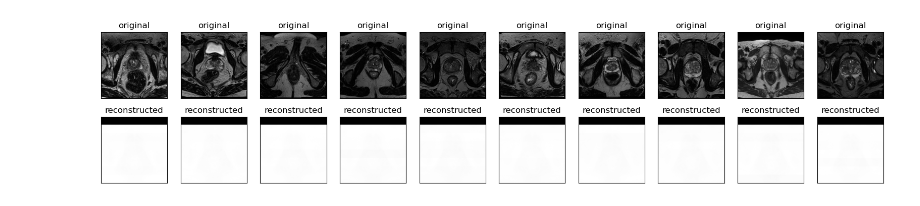
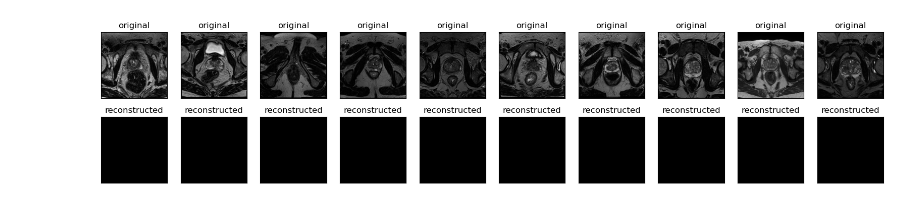
Before and after one commit to arjunkmoorthy1/24Spr_AMoorthy_healthai, a Jupyter notebook: code/deep_learning_model/autoencoder.ipynb, the cells around one changed output. Cells and saved outputs as stored; diff of their text form; code cells hidden in the pictures.

```diff
--- a/code/deep_learning_model/autoencoder.ipynb
+++ b/code/deep_learning_model/autoencoder.ipynb
@@ -64,6 +64,6 @@ def collect_images_and_labels(root_dir, img_size=256):
     return all_images, all_labels
 # %%
 # Example of how to use the collect_images_and_labels
-root_dir = '/Users/arjunmoorthy/Desktop/Research_Capstone/ImageData/final_train_data'
+root_dir = '/Users/arjunmoorthy/Desktop/Research_Capstone/ImageData/new_train_data'
 images, labels = collect_images_and_labels(root_dir)
 # %% [output]
@@ -84,6 +84,7 @@ Labels shape: (46730,)
 images_train, images_test, labels_train, labels_test = train_test_split(images, labels, test_size=0.2, random_state=42)
 images_train_tensor = tf.convert_to_tensor(images_train)
 images_test_tensor = tf.convert_to_tensor(images_test)
+images_train_tensor_1 = images_train_tensor[:10]
 # %%
 class Autoencoder(Model):
   def __init__(self, latent_dim, shape):
@@ -91,12 +92,22 @@ class Autoencoder(Model):
     self.latent_dim = latent_dim
     self.shape = shape
     self.encoder = tf.keras.Sequential([
+      layers.Input(shape=(256, 256, 1)),
+      layers.Conv2D(16, (3, 3), activation='relu', padding='same', strides=2),
+      layers.Conv2D(8, (3, 3), activation='relu', padding='same', strides=2),
       layers.Flatten(),
+      layers.Dense(10000, activation='relu'),
+      layers.Dense(5000, activation='relu'),
       layers.Dense(latent_dim, activation='relu'),
     ])
     self.decoder = tf.keras.Sequential([
-      layers.Dense(tf.math.reduce_prod(shape).numpy(), activation='sigmoid'),
-      layers.Reshape(shape)
+      layers.Dense(5000, activation='relu'),
+      layers.Dense(10000, activation='relu'),
+      layers.Dense(64*64*8, activation='relu'),
+      layers.Reshape((64,64,8)),
+      layers.Conv2DTranspose(8, kernel_size=3, strides=2, activation='relu', padding='same'),
+      layers.Conv2DTranspose(16, kernel_size=3, strides=2, activation='relu', padding='same'),
+      layers.Conv2D(1, kernel_size=(3, 3), activation='sigmoid', padding='same'),
     ])
 
   def call(self, x):
@@ -140,3 +138,3 @@ Epoch 10/10
 # %%
-encoded_imgs = autoencoder.encoder(images_test_tensor).numpy()
+encoded_imgs = autoencoder.encoder(images_train_tensor_1).numpy()
 decoded_imgs = autoencoder.decoder(encoded_imgs).numpy()
@@ -143,25 +143,21 @@ decoded_imgs = autoencoder.decoder(encoded_imgs).numpy()
 # %%
 import matplotlib.pyplot as plt
 
 n = 10
 plt.figure(figsize=(20, 4))
 for i in range(n):
-  # display original
-  ax = plt.subplot(2, n, i + 1)
-  plt.imshow(images_test_tensor[i])
-  plt.title("original")
-  plt.gray()
-  ax.get_xaxis().set_visible(False)
-  ax.get_yaxis().set_visible(False)
+    # display original
+    ax = plt.subplot(2, n, i + 1)
+    plt.imshow(images_test_tensor[i].numpy() * 255, cmap='gray', vmin=0, vmax=255)
+    plt.title("original")
+    plt.axis('off')  # Hide axes for clarity
 
-  # display reconstruction
-  ax = plt.subplot(2, n, i + 1 + n)
-  plt.imshow(decoded_imgs[i])
-  plt.title("reconstructed")
-  plt.gray()
-  ax.get_xaxis().set_visible(False)
-  ax.get_yaxis().set_visible(False)
+    # display reconstruction
+    ax = plt.subplot(2, n, i + 1 + n)
+    plt.imshow(decoded_imgs[i] * 255, cmap='gray', vmin=0, vmax=255)
+    plt.title("reconstructed")
+    plt.axis('off')
 plt.show()
 # %% [output]
-[figure, old version]
+[figure, new version]
 # %%
```
Also changed, not shown: parts of 7 cells of this notebook, 6 other files.
